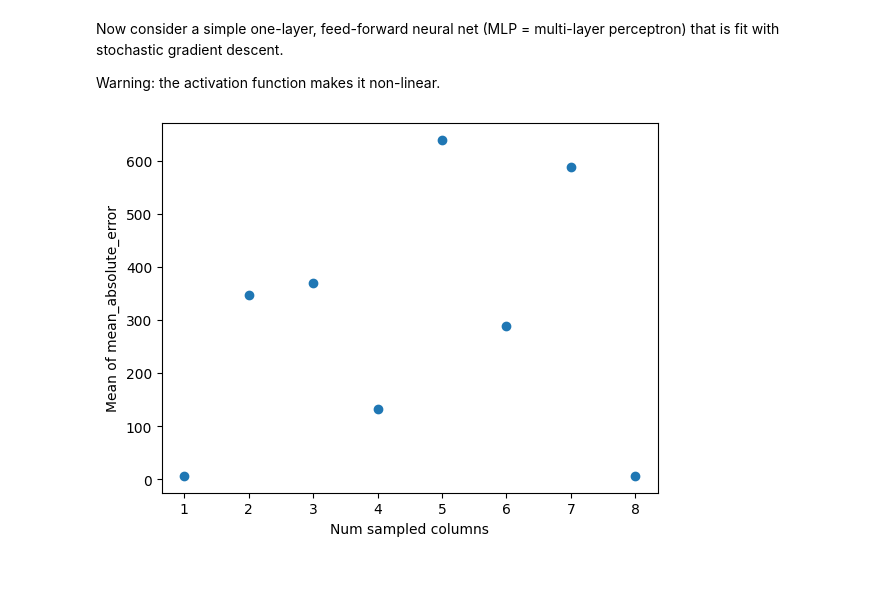
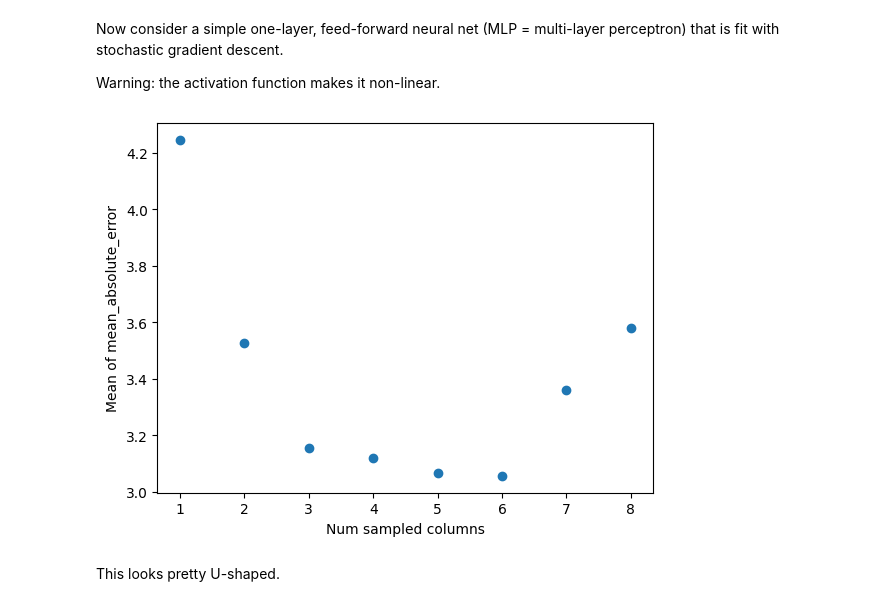
Before and after one commit to jeanimal/double_descent_dar, a Jupyter notebook: double_descent_mtcars_reg.ipynb, the cells around one changed output. Saved outputs shown, nothing was run; the diff lists cells and outputs as text; code cells hidden in the pictures; blank space fills up the shorter version.

```diff
--- a/double_descent_mtcars_reg.ipynb
+++ b/double_descent_mtcars_reg.ipynb
@@ -291,11 +329,14 @@ Now consider a simple one-layer, feed-forward neural net (MLP = multi-layer perc
 Warning: the activation function makes it non-linear.
 # %%
 from sklearn.neural_network import MLPRegressor
+
+from sklearn.pipeline import make_pipeline
+from sklearn.preprocessing import StandardScaler
+
+# TODO: scale hidden layer neurons to number of columns.
+model = make_pipeline(
+    StandardScaler(),
+    MLPRegressor(hidden_layer_sizes=(4,), validation_fraction=0, solver="sgd", random_state=0))
-# %%
-max_iter=200
-# TODO: scale hidden layer to number of columns.
-model = MLPRegressor(hidden_layer_sizes=(4,), validation_fraction=0, solver="sgd", random_state=0)
-# model=MLPRegressor()
 # %%
 def sample_by_num_cols(num_sampled_columns_local):
     return sample_eval.sample_and_calc_metric(X, y, num_sampled_rows, num_sampled_columns_local, train_proportion, model, my_metric, replace=False, random_state=random_state)['test']
@@ -302,11 +346,22 @@ def sample_by_num_cols(num_sampled_columns_local):
 # %%
-num_samples = 200
-num_sampled_rows = 30
+def sample_by_num_cols(num_sampled_columns_local):
+    return sample_eval.sample_and_calc_metric(X, y, num_sampled_rows, num_sampled_columns_local, train_proportion, model, my_metric, replace=False, random_state=random_state)['test']
+num_samples = 400
 train_proportion = 0.5
 metric_all_samples = []
 # This example won't converge because we have such a small data sst
 # so we catch the warning and ignore it here.
 with warnings.catch_warnings():
     warnings.filterwarnings("ignore", category=ConvergenceWarning, module="sklearn")
     for num_sampled_columns in range(1, X.shape[1]-1):
         metric_all_samples.append((num_sampled_columns, [sample_by_num_cols(num_sampled_columns) for _ in range(num_samples)]))
+metric_means = [(col_val_tuple[0], np.mean(col_val_tuple[1])) for col_val_tuple in metric_all_samples]
+res = list(zip(*metric_means))
+num_cols = res[0]
+means = res[1]
+plt.scatter(num_cols, means)
+plt.xlabel("Num sampled columns")
+plt.ylabel("Mean of " + my_metric.__name__)
+plt.show()
+# %% [output]
+[figure, added]
@@ -319,7 +368,2 @@ means = res[1]
-# %%
-plt.scatter(num_cols, means)
-plt.xlabel("Num sampled columns")
-plt.ylabel("Mean of " + my_metric.__name__)
-plt.show()
-# %% [output]
-[figure, removed]
+# %% [markdown]
+This looks pretty U-shaped.
```
Also changed, not shown: parts of 18 cells of this notebook.
